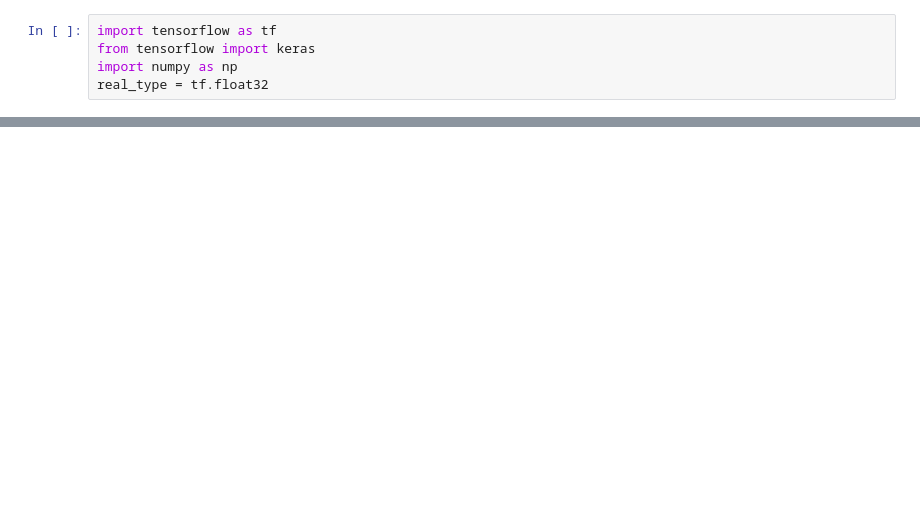
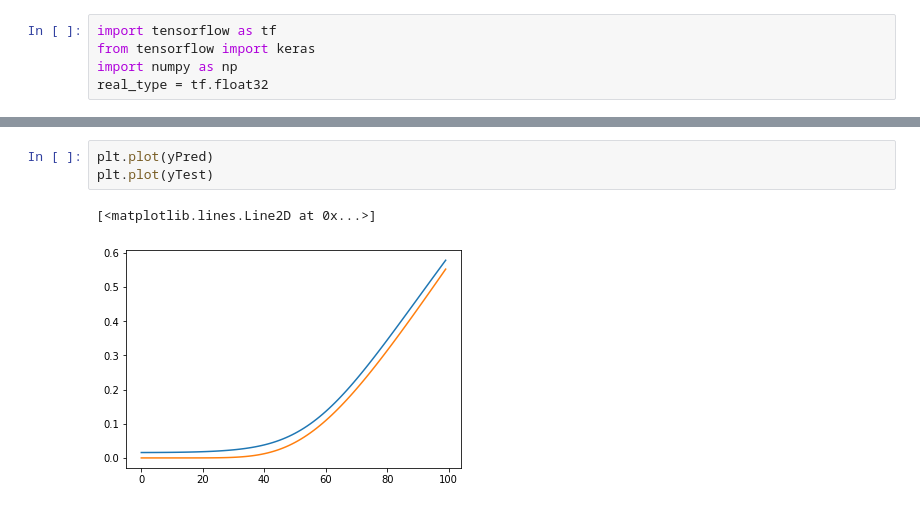
Before and after one commit to Zattera44/Speciale, a Jupyter notebook: deep_learning/diffDL_tf2.ipynb, the cells around one changed output, grey strips where cells are left out. Saved outputs shown, nothing was run; the diff lists cells and outputs as text; blank space fills up the shorter version.

```diff
--- a/deep_learning/diffDL_tf2.ipynb
+++ b/deep_learning/diffDL_tf2.ipynb
@@ -191,0 +186,6 @@ plt.plot(dydxTest)
+# %%
+plt.plot(yPred)
+plt.plot(yTest)
+# %% [output]
+[<matplotlib.lines.Line2D at 0x...>]
+[figure, added]
```
Also changed, not shown: parts of 12 cells of this notebook.
